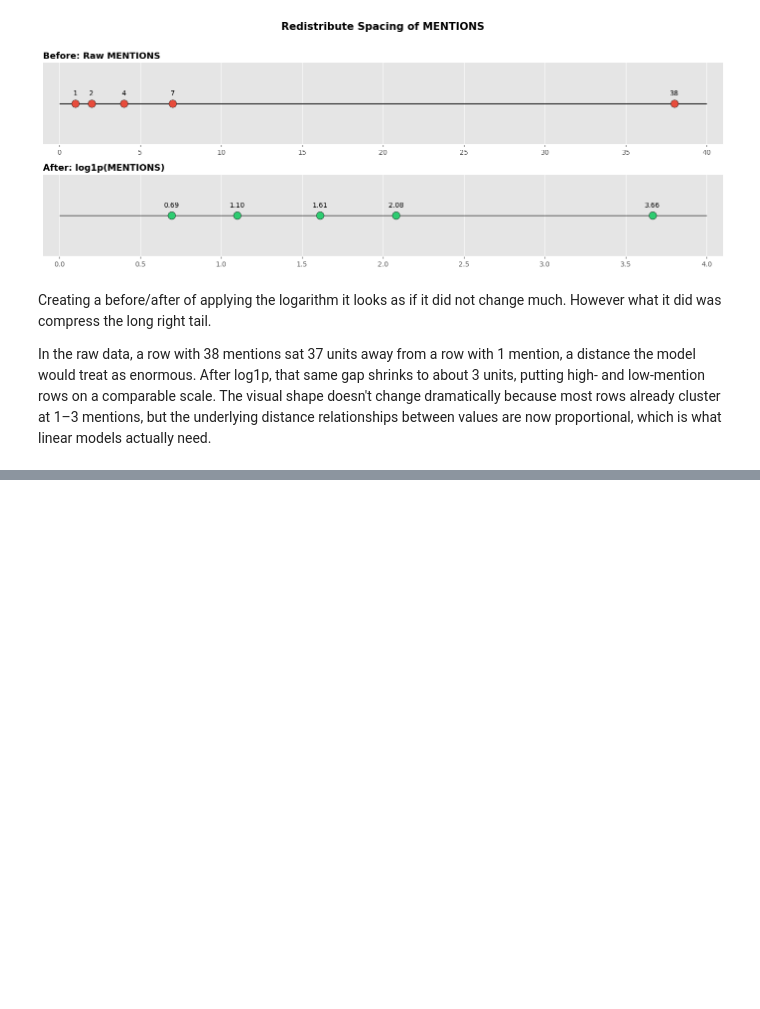
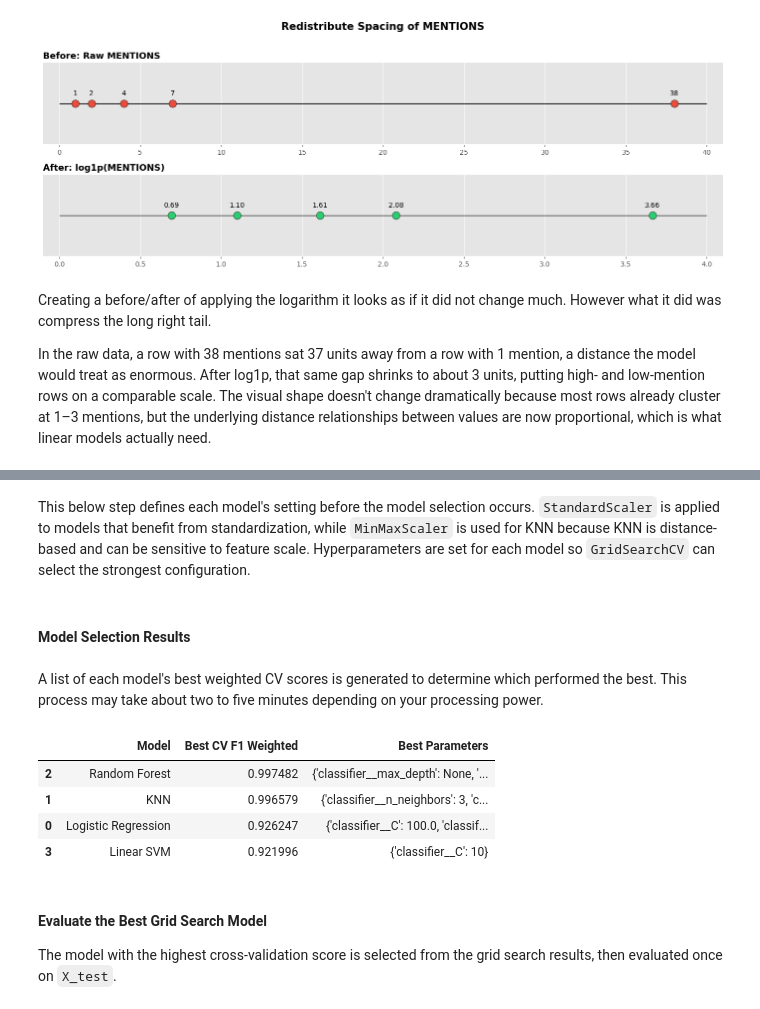
Before and after one commit to jsbwxyz/DSC500-TermProject, a Jupyter notebook: docs/DSC500/JeremyBarton-TermProject-Milestone-2.ipynb, the cells around one changed output, grey strips where cells are left out. Cells and saved outputs as stored; diff of their text form; code cells hidden in the pictures; blank space fills up the shorter version.

```diff
--- a/docs/DSC500/JeremyBarton-TermProject-Milestone-2.ipynb
+++ b/docs/DSC500/JeremyBarton-TermProject-Milestone-2.ipynb
@@ -579,0 +492,5 @@ Name: count, dtype: int64
+# %%
+# Apply the log transformation to MENTIONS before splitting the data
+df['MENTIONS'] = np.log1p(df['MENTIONS'])
+
+print(df['MENTIONS'].describe())
@@ -579,0 +711,14 @@ Name: count, dtype: int64
+# %%
+log_reg_model = Pipeline(steps=[
+    ('scaler', StandardScaler()),
+    ('classifier', LogisticRegression(max_iter=2000))
+])
+
+log_reg_model.fit(X_train, y_train)
+y_pred = log_reg_model.predict(X_test)
+
+print('Accuracy:', accuracy_score(y_test, y_pred))
+print('Classification report:')
+print(classification_report(y_test, y_pred))
+print('Confusion matrix:')
+print(confusion_matrix(y_test, y_pred))
@@ -579,0 +748,2 @@ Name: count, dtype: int64
+# %% [markdown]
+This below step defines each model's setting before the model selection occurs. `StandardScaler` is applied to models that benefit from standardization, while `MinMaxScaler` is used for KNN because KNN is distance-based and can be sensitive to feature scale. Hyperparameters are set for each model so `GridSearchCV` can select the strongest configuration.
@@ -579,0 +809,51 @@ Name: count, dtype: int64
+# %% [markdown]
+#### Model Selection Results
+# %% [markdown]
+A list of each model's best weighted CV scores is generated to determine which performed the best. This process may take about two to five minutes depending on your processing power.
+# %%
+import warnings
+from sklearn.exceptions import ConvergenceWarning
+
+warnings.filterwarnings('ignore', category=FutureWarning)
+warnings.filterwarnings('ignore', category=ConvergenceWarning)
+
+grid_results = []
+best_estimators = {}
+
+# For each model in the configuration it was given,
+for model_name, config in model_configs.items():
+    # Apply GridSearch
+    grid_search = GridSearchCV(
+        estimator=config['pipeline'],  # define the pipeline
+        param_grid=config['params'],  # define its parameters
+        cv=3,
+        scoring='f1_weighted',
+        n_jobs=-1
+    )
+
+    grid_search.fit(X_train, y_train)
+
+    grid_results.append({
+        'Model': model_name,
+        'Best CV F1 Weighted': grid_search.best_score_,
+        'Best Parameters': grid_search.best_params_
+    })
+
+    best_estimators[model_name] = grid_search.best_estimator_
+
+grid_results_df = pd.DataFrame(grid_results).sort_values(
+    by='Best CV F1 Weighted',
+    ascending=False
+)
+
+grid_results_df
+# %% [output]
+|  | Model | Best CV F1 Weighted | Best Parameters |
+| 2 | Random Forest | 0.997482 | {'classifier__max_depth': None, '... |
+| 1 | KNN | 0.996579 | {'classifier__n_neighbors': 3, 'c... |
+| 0 | Logistic Regression | 0.926247 | {'classifier__C': 100.0, 'classif... |
+| 3 | Linear SVM | 0.921996 | {'classifier__C': 10} |
+# %% [markdown]
+#### Evaluate the Best Grid Search Model
+
+The model with the highest cross-validation score is selected from the grid search results, then evaluated once on `X_test`.
```
Also changed, not shown: parts of 50 cells of this notebook.
